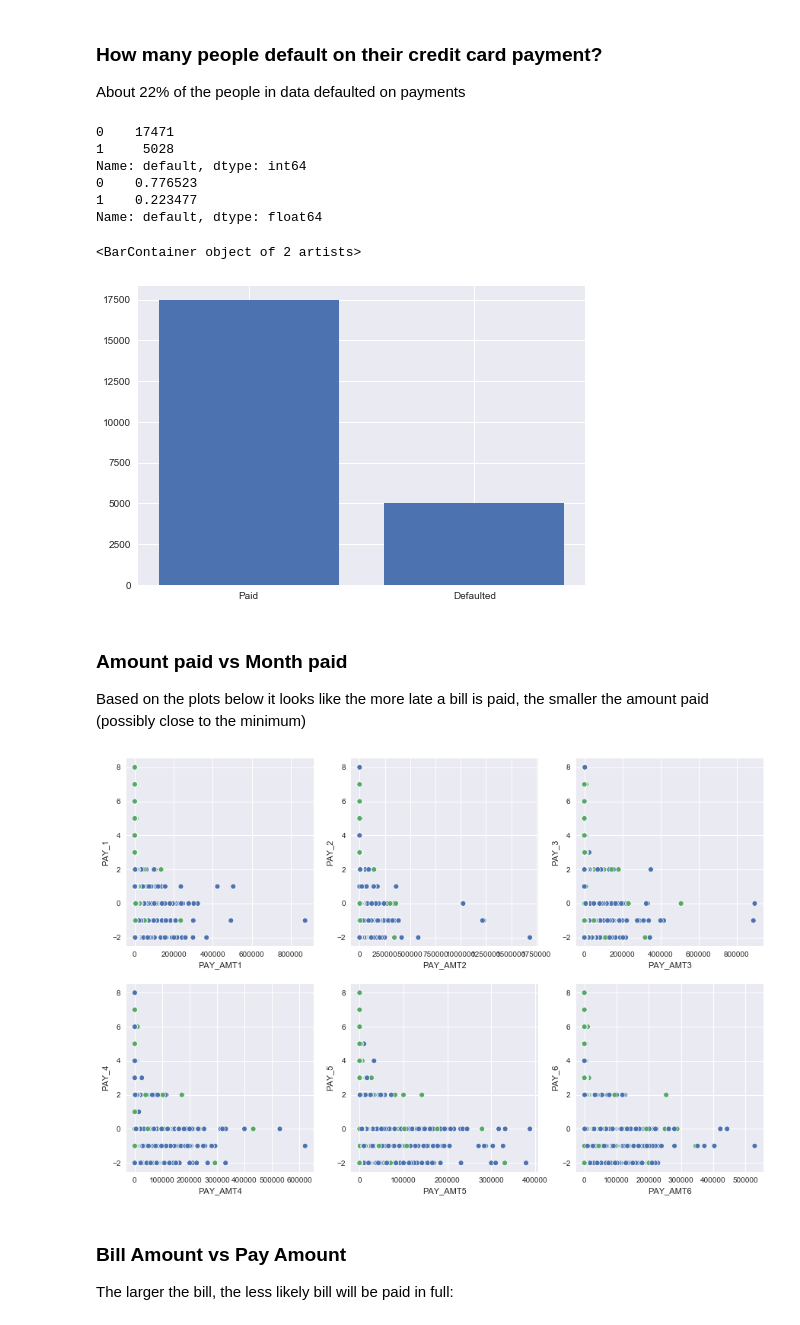
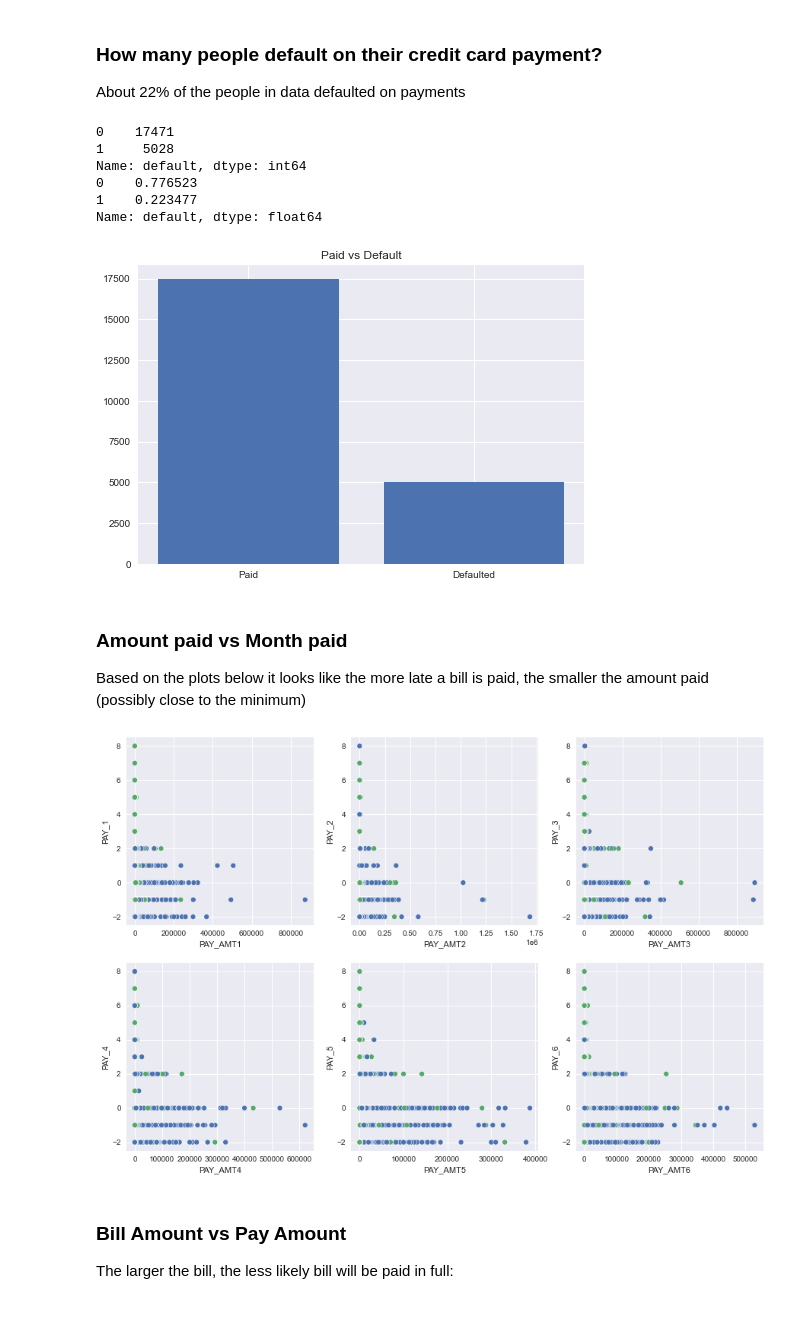
Before and after one commit to mitkrieg/predicting-defaults, a Jupyter notebook: defaults-in-taiwan.ipynb, the cells around one changed output. Saved outputs shown, nothing was run; the diff lists cells and outputs as text; code cells hidden in the pictures.

```diff
--- a/defaults-in-taiwan.ipynb
+++ b/defaults-in-taiwan.ipynb
@@ -42,10 +42,12 @@ This research employed a binary variable, default payment (Yes = 1, No = 0), as
 ### Import relevant packages
 # %%
 # import libraries
-
+import warnings
+warnings.filterwarnings("ignore")
 import pandas as pd
 import numpy as np
 import matplotlib.pyplot as plt
+plt.style.use('seaborn')
 import seaborn as sns
 
 
@@ -180,20 +182,22 @@ A few key things to note:
 
 About 22% of the people in data defaulted on payments
 # %%
-
+y = df.default
 print(y.value_counts())
 print(y.value_counts(normalize=True))
 plt.style.use('seaborn')
 plt.bar(['Paid','Defaulted'],y.value_counts())
+plt.title('Paid vs Default')
+
+plt.savefig('./images/paid_v_default.png')
 # %% [output]
 0    17471
 1     5028
 Name: default, dtype: int64
 0    0.776523
 1    0.223477
 Name: default, dtype: float64
-<BarContainer object of 2 artists>
-[figure, old version]
+[figure, new version]
 # %% [markdown]
 ### Amount paid vs Month paid
 
@@ -205,7 +209,7 @@ for i in range(6):
     sns.scatterplot(df[f'PAY_AMT{i+1}'],df[f'PAY_{i+1}'],ax=ax[i//3][i%3],
                     hue=df['default'],legend=False,x_jitter=True)
 # %% [output]
-[figure, old version]
+[figure, new version]
 # %% [markdown]
 ### Bill Amount vs Pay Amount
 
```
Also changed, not shown: parts of 56 cells of this notebook, 1 other file.
